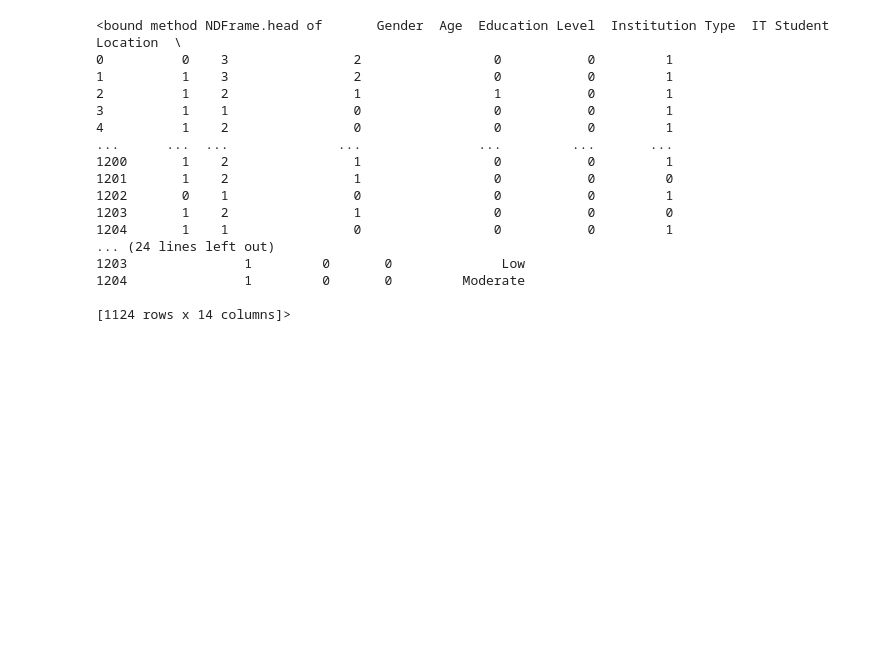
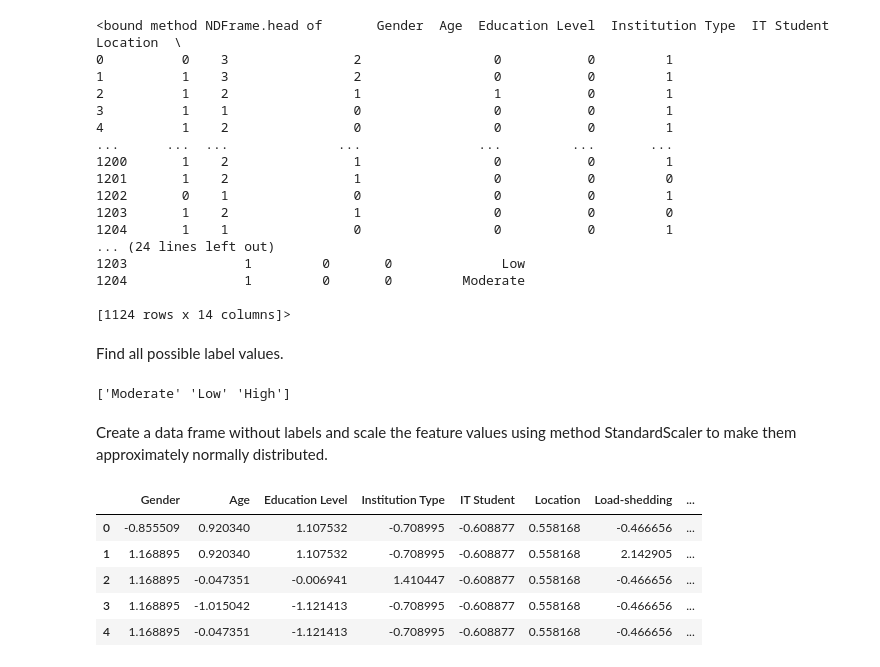
Before and after one commit to oonas21/Online-education-ML-project, a Jupyter notebook: notebook.ipynb, the cells around one changed output. Saved outputs shown, nothing was run; the diff lists cells and outputs as text; code cells hidden in the pictures; blank space fills up the shorter version.

Commit message:
scaled features

```diff
--- a/notebook.ipynb
+++ b/notebook.ipynb
@@ -146,3 +146,26 @@ print(data.head)
 1204               1         0       0         Moderate
 
 [1124 rows x 14 columns]>
+# %% [markdown]
+Find all possible label values.
+# %%
+print(data['Adaptivity Level'].unique())
+# %% [output]
+['Moderate' 'Low' 'High']
+# %% [markdown]
+Create a data frame without labels and scale the feature values using method StandardScaler to make them approximately normally distributed.
+# %%
+X_multi = data.drop(columns=['Adaptivity Level'])
+feature_names = X_multi.columns
+
+scaler = StandardScaler()
+scaled_data = scaler.fit_transform(X_multi)
+scaled_data_frame = pd.DataFrame(scaled_data, columns = feature_names)
+scaled_data_frame.head()
+# %% [output]
+|  | Gender | Age | Education Level | Institution Type | IT Student | Location | Load-shedding | ... |
+| 0 | -0.855509 | 0.920340 | 1.107532 | -0.708995 | -0.608877 | 0.558168 | -0.466656 | ... |
+| 1 | 1.168895 | 0.920340 | 1.107532 | -0.708995 | -0.608877 | 0.558168 | 2.142905 | ... |
+| 2 | 1.168895 | -0.047351 | -0.006941 | 1.410447 | -0.608877 | 0.558168 | -0.466656 | ... |
+| 3 | 1.168895 | -1.015042 | -1.121413 | -0.708995 | -0.608877 | 0.558168 | -0.466656 | ... |
+| 4 | 1.168895 | -0.047351 | -1.121413 | -0.708995 | -0.608877 | 0.558168 | -0.466656 | ... |
```
